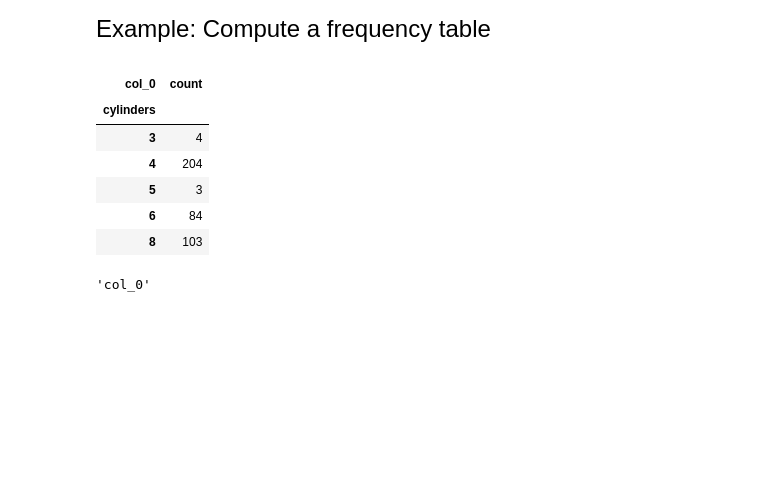
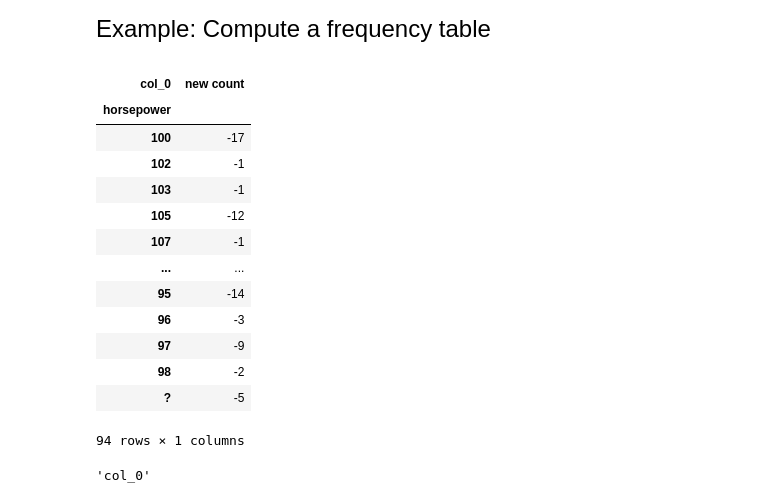
Before and after one commit to Odelia-larbi/Qtm151spring25, a Jupyter notebook: Lecture 01/Lecture1.ipynb, the cells around one changed output. Drawn from its saved outputs; the diff is of its cells as text; code cells hidden in the pictures; blank space fills up the shorter version.

```diff
--- a/Lecture 01/Lecture1.ipynb
+++ b/Lecture 01/Lecture1.ipynb
@@ -158,18 +158,28 @@ Example: Compute a frequency table
 # %%
 # crosstab counts how many rows fall into categories
 # "index" is the category
 # "columns" is a custom title
 
 table = pd.crosstab(index = carfeatures['cylinders'],columns = "count")
 table
+
+table2=-pd.crosstab(index=carfeatures['horsepower'], columns='new count')
+table2
 # %% [output]
-| col_0 | count |
-| cylinders |  |
-| 3 | 4 |
-| 4 | 204 |
-| 5 | 3 |
-| 6 | 84 |
-| 8 | 103 |
+| col_0 | new count |
+| horsepower |  |
+| 100 | -17 |
+| 102 | -1 |
+| 103 | -1 |
+| 105 | -12 |
+| 107 | -1 |
+| ... | ... |
+| 95 | -14 |
+| 96 | -3 |
+| 97 | -9 |
+| 98 | -2 |
+| ? | -5 |
+94 rows × 1 columns
 # %%
 table.columns.name
 # %% [output]
```
Also changed, not shown: parts of 2 cells of this notebook, 9 other files.
